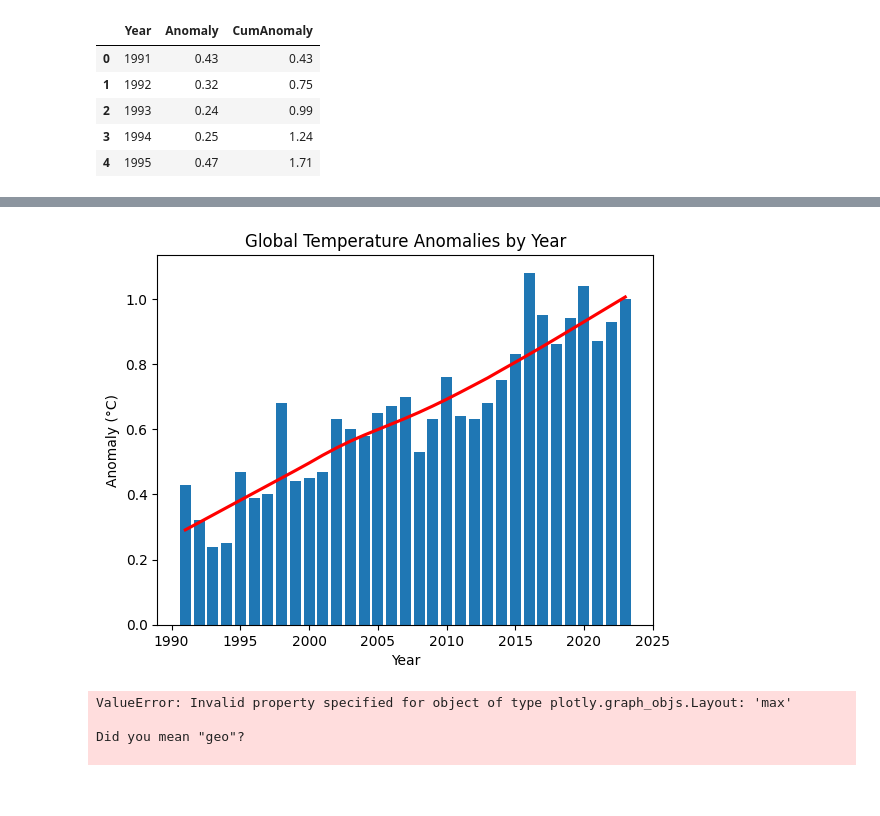
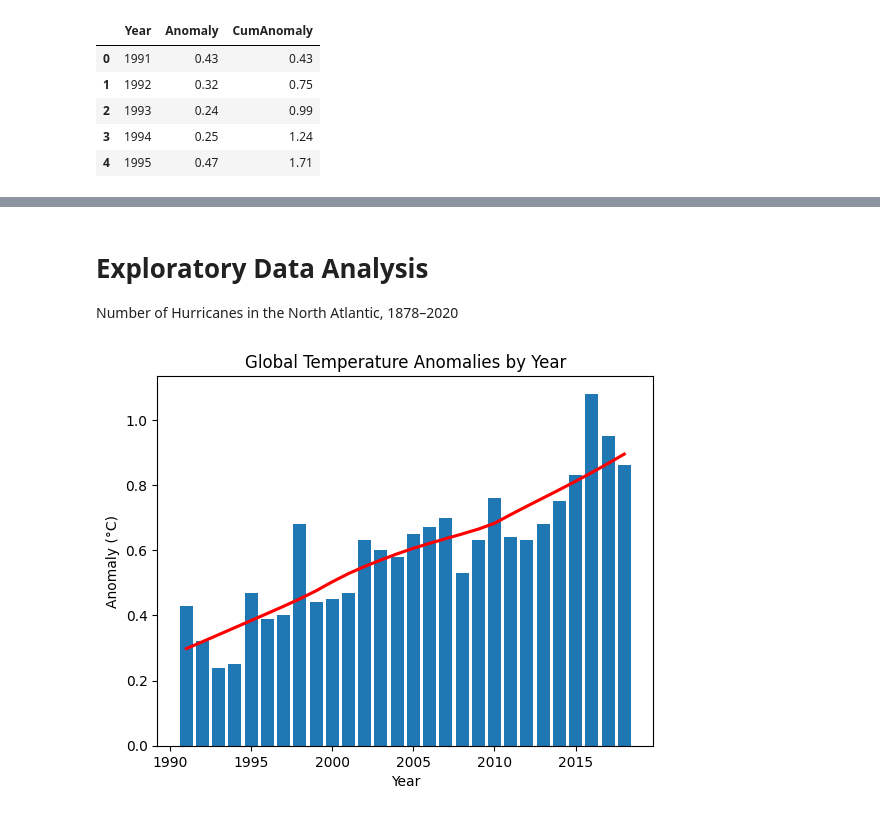
Before and after one commit to himalayahall/DATA608, a Jupyter notebook: Story 5/Story5.ipynb, the cells around one changed output, grey strips where cells are left out. Saved outputs shown, nothing was run; the diff lists cells and outputs as text; code cells hidden in the pictures.

```diff
--- a/Story 5/Story5.ipynb
+++ b/Story 5/Story5.ipynb
@@ -56,0 +39,3 @@ tropical_storms_usa_landfalls_df .head()
+# %%
+pdi_df = pd.read_csv('epa_north_atlantic_tropical_cyclone_power_dissipation_index.csv')
+pdi_df.head()
@@ -56,0 +49,3 @@ tropical_storms_usa_landfalls_df .head()
+# %%
+merged_df = hurricanes_df.merge(ace_df, on='Year', how='inner').merge(pdi_df, on='Year', how='inner')
+merged_df.head()
@@ -56,0 +59,3 @@ tropical_storms_usa_landfalls_df .head()
+# %%
+merged_df['Total hurricanes (unadjusted, 5Y Moving Average)'] = merged_df['Total hurricanes (unadjusted)'].rolling(window=5).mean()
+merged_df.head()
@@ -113,0 +89,3 @@ px.bar(merged_by_year, x=merged_by_year.index, y=merged_by_year.values, text_aut
+# %%
+merged_df = merged_df.merge(temp_df, on='Year', how='inner')
+merged_df.head()
@@ -113,0 +99,4 @@ px.bar(merged_by_year, x=merged_by_year.index, y=merged_by_year.values, text_aut
+# %% [markdown]
+# Exploratory Data Analysis
+
+Number of Hurricanes in the North Atlantic, 1878–2020
@@ -114,15 +107,12 @@ px.bar(merged_by_year, x=merged_by_year.index, y=merged_by_year.values, text_aut
 # %%
-import seaborn as sns
-import matplotlib.pyplot as plt
-
-x = temp_df['Year']
-y = temp_df['Anomaly']
+x = merged_df['Year']
+y = merged_df['Anomaly']
 
 plt.bar(x, y)
 sns.regplot(x=x, y=y, lowess=True, scatter=False, color='red')
 plt.xlabel('Year')
 plt.ylabel('Anomaly (°C)')
 plt.title('Global Temperature Anomalies by Year')
 plt.show()
 # %% [output]
-[figure, old version]
+[figure, new version]
@@ -131,30 +118,0 @@ px.scatter(merged, x='Anomaly', y='Max Winds(kt)', labels={'Year':'Year', 'Anoma
-# %%
-max_wind_speed_normalized = (merged['Max Winds(kt)'] - merged['Max Winds(kt)'].min()) / (merged['Max Winds(kt)'].max() - merged['Max Winds(kt)'].min())
-
-# Create a scatter plot to visualize the relationship
-fig = px.scatter(
-    merged,
-    x='Anomaly',
-    y='Max Winds(kt)',
-    color='Landfall Country',
-    size=max_wind_speed_normalized,
-    opacity=max_wind_speed_normalized,
-    hover_data=['Year'],
-    title='Relationship Between Temperature Anomalies and Maximum Wind Speed of Storms'
-)
-
-# Customize the layout
-fig.update_layout(
-    xaxis_title='Temperature Anomaly (°C)',
-    yaxis_title='Maximum Wind Speed (mph)',
-    max_size=15,
-    opacity=0.8,
-)
-
-# Show the plot
-fig.show()
-# %% [output]
-ValueError: Invalid property specified for object of type plotly.graph_objs.Layout: 'max'
-
-Did you mean "geo"?
-
```
Also changed, not shown: parts of 24 cells of this notebook, 1 other file.
